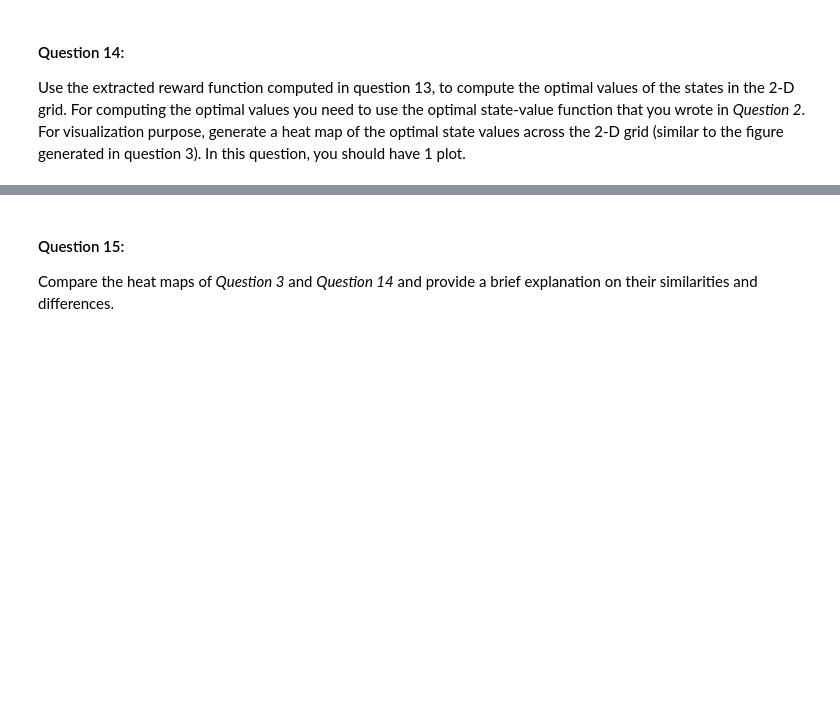
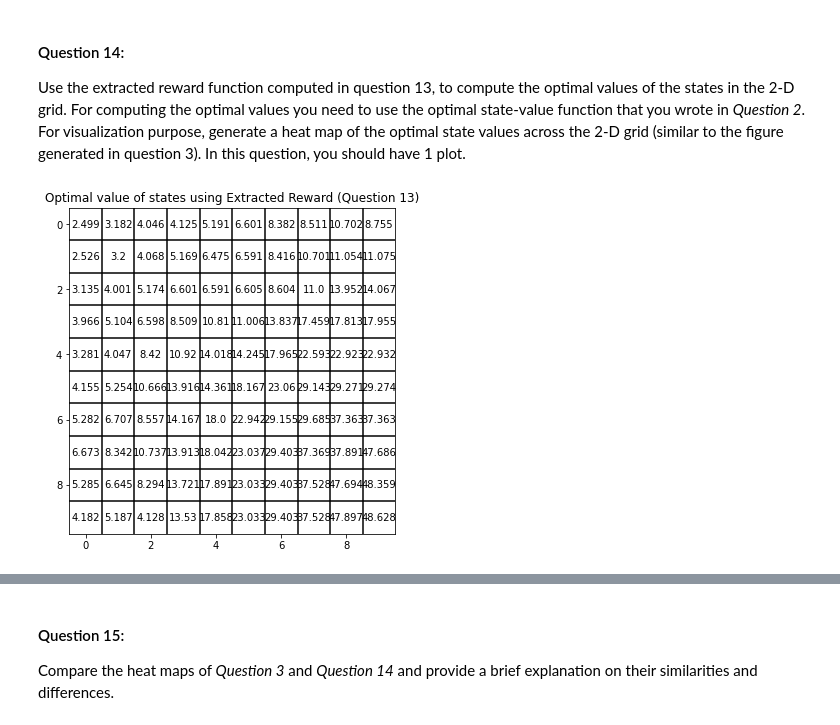
Before and after one commit to MaggieX/Large_Scale_Social_Complex_Network, a Jupyter notebook: Project3/Project3_Q1_Q20.ipynb, the cells around one changed output, grey strips where cells are left out. Drawn from its saved outputs; the diff is of its cells as text; code cells hidden in the pictures; blank space fills up the shorter version.

```diff
--- a/Project3/Project3_Q1_Q20.ipynb
+++ b/Project3/Project3_Q1_Q20.ipynb
@@ -700,3 +700,18 @@ plot_heatmap(reward_extract, 'Heat map of extracted reward')
 #### Question 14:
 Use the extracted reward function computed in question 13, to compute the optimal values of the states in the 2-D grid. For computing the optimal values you need to use the optimal state-value function that you wrote in *Question 2*. For visualization purpose, generate a heat map of the optimal state values across the 2-D grid (similar to the figure generated in
 question 3). In this question, you should have 1 plot.
+# %%
+# state space size
+n = 10
+na = 4
+w = 0.1
+gamma = 0.8
+# estimation step epsilon
+eps = 0.01
+
+env13 = Environment(n, na, w, gamma, reward_extract)
+pi_13, V_13 = value_iteration(env13, eps, snapshots=False)
+# %%
+plot_grid_value(n, V_13, 'Optimal value of states using Extracted Reward (Question 13)')
+# %% [output]
+[figure, added]
```
Also changed, not shown: parts of 22 cells of this notebook.
